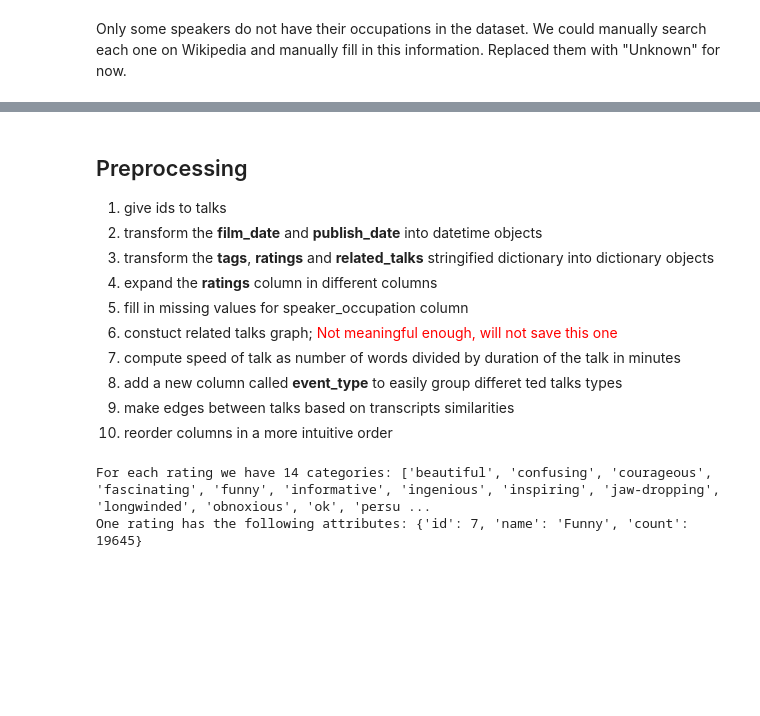
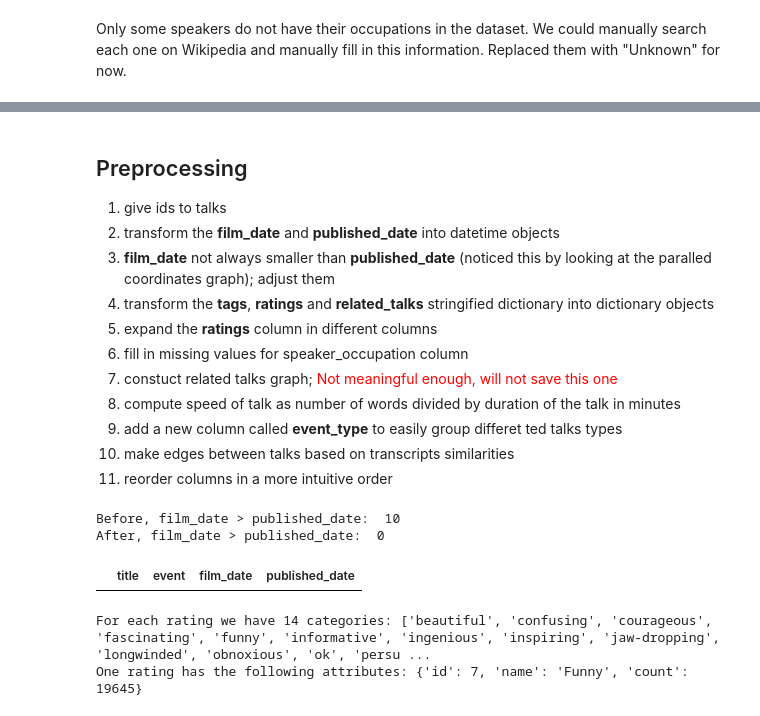
Before and after one commit to tedtalksviz/tedtalksviz.github.io, a Jupyter notebook: Exploratory data analysis.ipynb, the cells around one changed output, grey strips where cells are left out. Cells and saved outputs as stored; diff of their text form; code cells hidden in the pictures; blank space fills up the shorter version.

```diff
--- a/Exploratory data analysis.ipynb
+++ b/Exploratory data analysis.ipynb
@@ -179,7 +194,8 @@ df.speaker_occupation.fillna('Unknown', inplace = True)
 ## Preprocessing
 <ol>
     <li>give ids to talks</li>
-    <li>transform the <b>film_date</b> and <b>publish_date</b> into datetime objects</li>
+    <li>transform the <b>film_date</b> and <b>published_date</b> into datetime objects</li>
+    <li><b>film_date</b> not always smaller than <b>published_date</b> (noticed this by looking at the paralled coordinates graph); adjust them</li>
     <li>transform the <b>tags</b>, <b>ratings</b> and <b>related_talks</b> stringified dictionary into dictionary objects</li>
     <li>expand the <b>ratings</b> column in different columns </li>
     <li>fill in missing values for speaker_occupation column</li>
@@ -202,6 +218,26 @@ df['film_date'] = pd.to_datetime(df['film_date'], unit='s').dt.strftime('%Y-%m-%
 df['published_date'] = pd.to_datetime(df['published_date'], unit='s').dt.strftime('%Y-%m-%d')
 df['film_date'] = pd.to_datetime(df['film_date'])
 df['published_date'] = pd.to_datetime(df['published_date'])
+# %%
+# 3
+# film_date not always smaller than published_date (noticed this by looking at the paralled coordinates graph); adjust them
+# 10 such cases
+print('Before, film_date > published_date: ', df[df['film_date'] > df['published_date']].shape[0])
+indexes = df[df['film_date'] > df['published_date']].index
+first_cat = indexes[:6]
+second_cat = indexes[6:]
+# First 6 of them should have the published_date year set to 2009
+df.loc[first_cat, 'published_date'] = df.loc[first_cat, 'published_date'].apply(lambda dt: dt.replace(year=2009))
+# Next 4 of them
+df.loc[second_cat, 'published_date'] = df.loc[second_cat, 'film_date'] + datetime.timedelta(days=1)
+print('After, film_date > published_date: ', df[df['film_date'] > df['published_date']].shape[0])
+# %% [output]
+Before, film_date > published_date:  10
+After, film_date > published_date:  0
+# %%
+df[df['film_date'] > df['published_date']][['title', 'event', 'film_date', 'published_date']]
+# %% [output]
+|  | title | event | film_date | published_date |
 # %%
 # 3
 # Tranfrom stringified dictionary to actual dictionary and stringified list to actual list
```
Also changed, not shown: parts of 10 cells of this notebook, 3 other files.
